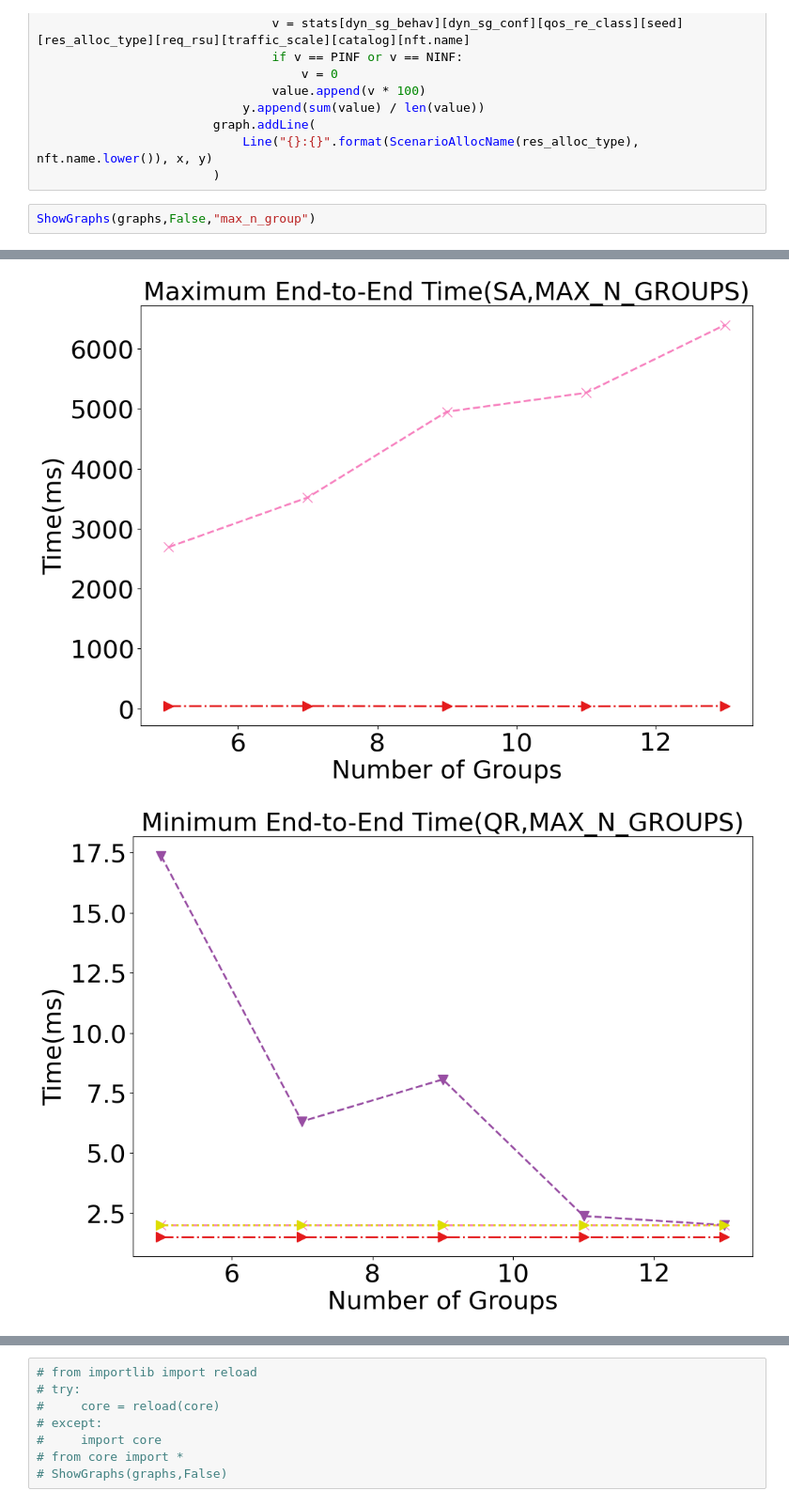
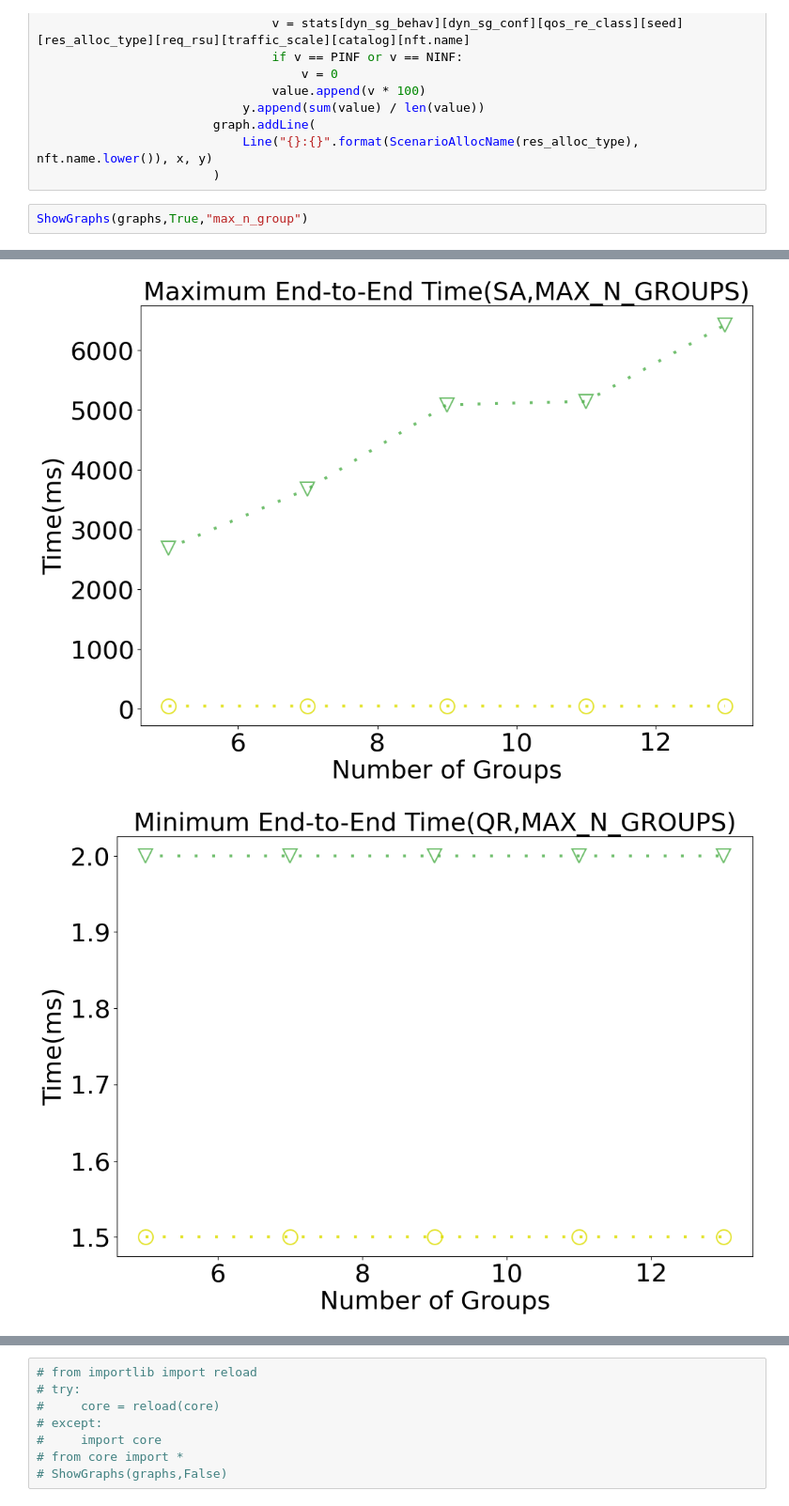
Before and after one commit to ODD2/ProjectSumo, a Jupyter notebook: ipynb/graph/max_n_group_graph.ipynb, the cells around one changed output, grey strips where cells are left out. Shown at 94% size. Cells and saved outputs as stored; diff of their text form.

```diff
--- a/ipynb/graph/max_n_group_graph.ipynb
+++ b/ipynb/graph/max_n_group_graph.ipynb
@@ -210,5 +212,5 @@ for config in configs:
                             Line("{}:{}".format(ScenarioAllocName(res_alloc_type), nft.name.lower()), x, y)
                         )
 # %%
-ShowGraphs(graphs,False,"max_n_group")
+ShowGraphs(graphs,True,"max_n_group")
 # %% [output]
@@ -218,2 +220,2 @@ ShowGraphs(graphs,False,"max_n_group")
-[figure, old version]
+[figure, new version]
-[figure, old version]
+[figure, new version]
```
Also changed, not shown: parts of 4 cells of this notebook, 11 other files.
